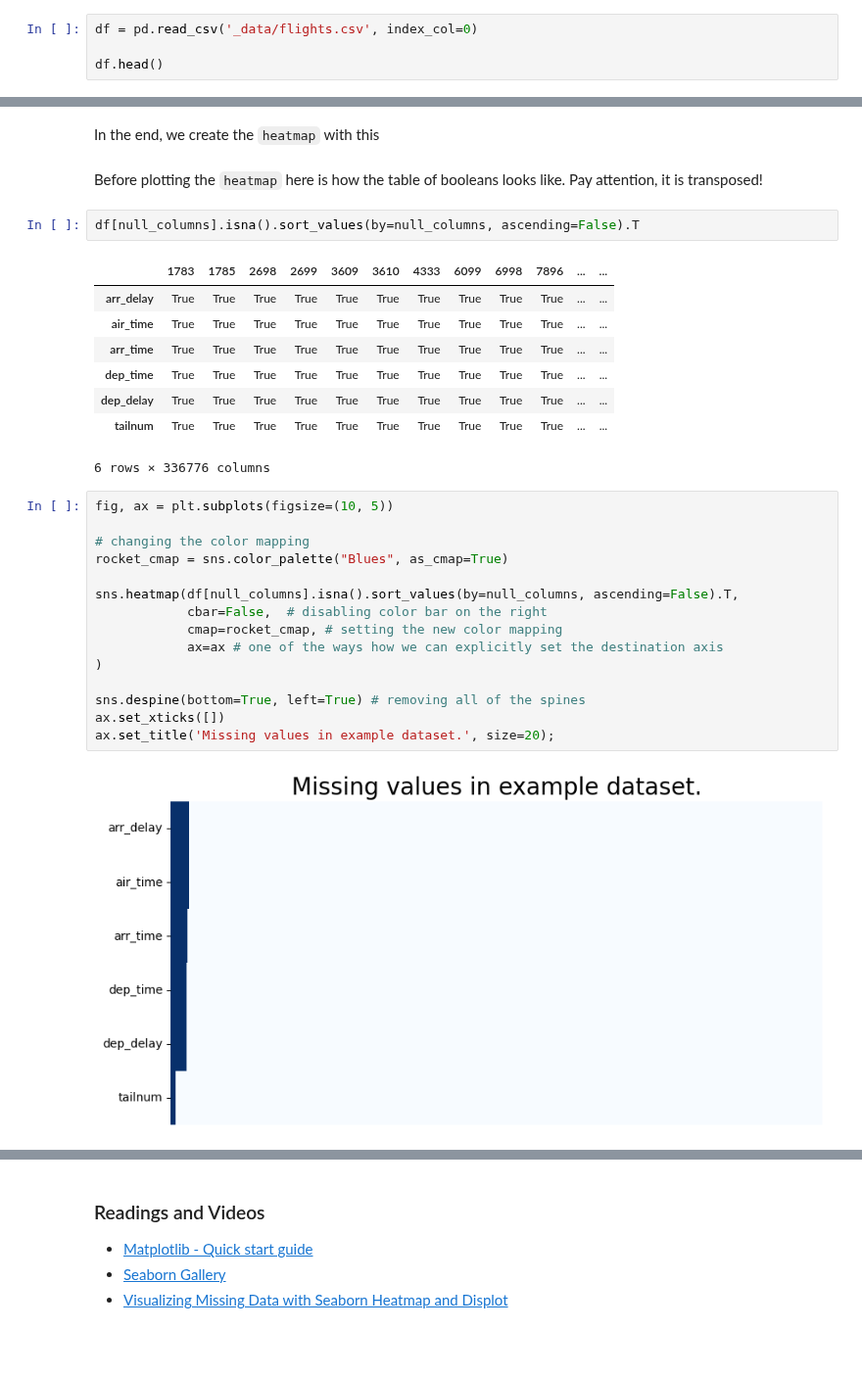
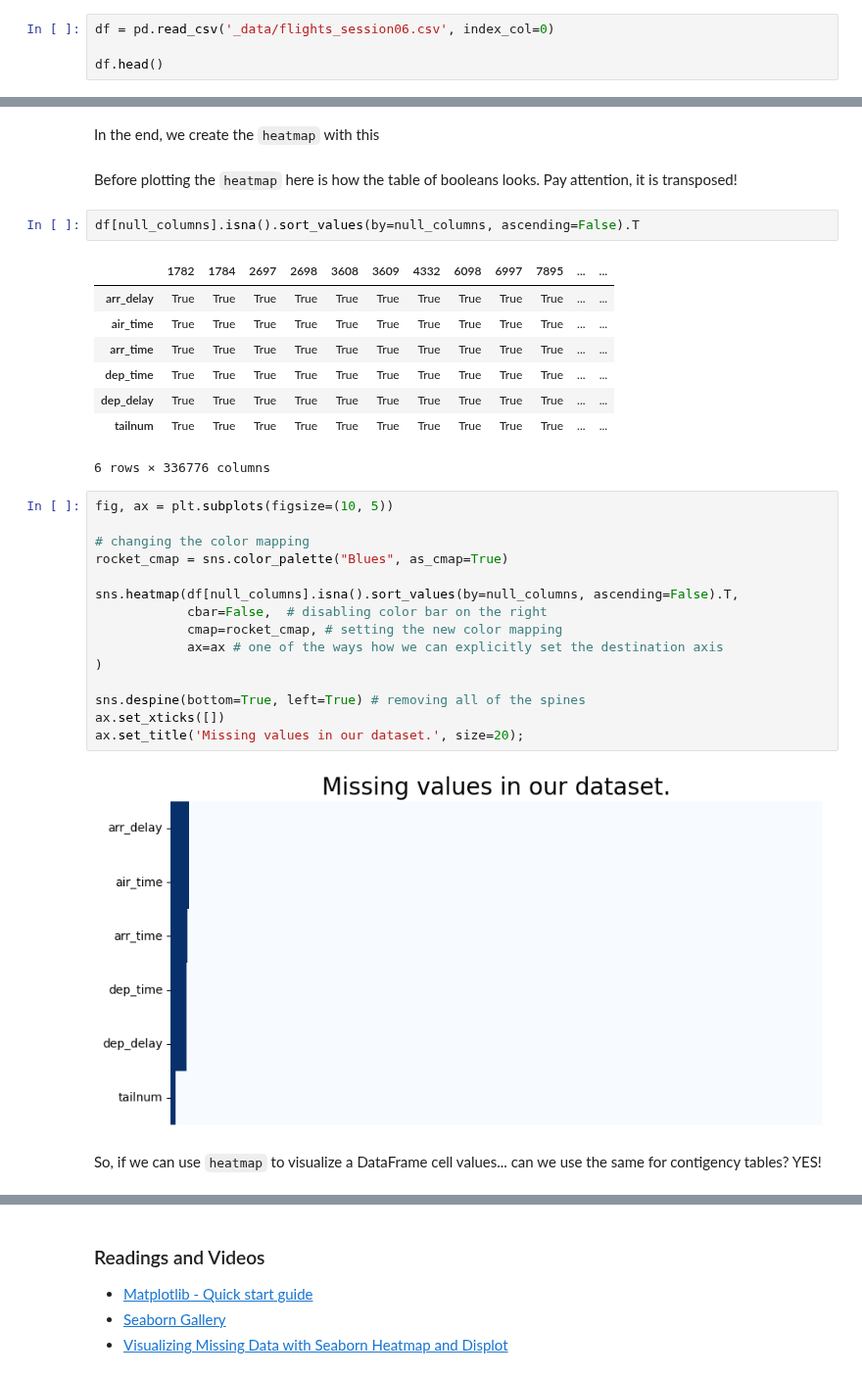
Before and after one commit to datakolektiv/dss03python2023, a Jupyter notebook: session06/dss03_py_session06.ipynb, the cells around one changed output, grey strips where cells are left out. Shown at 98% size. Drawn from its saved outputs; the diff is of its cells as text; blank space fills up the shorter version.

```diff
--- a/session06/dss03_py_session06.ipynb
+++ b/session06/dss03_py_session06.ipynb
@@ -1202,5 +1781,5 @@ We will load the data once again, because we need the original one that had miss
 # %%
-df = pd.read_csv('_data/flights.csv', index_col=0)
+df = pd.read_csv('_data/flights_session06.csv', index_col=0)
 
 df.head()
 # %% [output]
@@ -1265,11 +1844,11 @@ null_columns =  (df.isna()
 # %% [markdown]
 In the end, we create the `heatmap` with this
 # %% [markdown]
-Before plotting the `heatmap` here is how the table of booleans looks like. Pay attention, it is transposed!
+Before plotting the `heatmap` here is how the table of booleans looks. Pay attention, it is transposed!
 # %%
 df[null_columns].isna().sort_values(by=null_columns, ascending=False).T
 # %% [output]
-|  | 1783 | 1785 | 2698 | 2699 | 3609 | 3610 | 4333 | 6099 | 6998 | 7896 | ... | ... |
+|  | 1782 | 1784 | 2697 | 2698 | 3608 | 3609 | 4332 | 6098 | 6997 | 7895 | ... | ... |
 | arr_delay | True | True | True | True | True | True | True | True | True | True | ... | ... |
 | air_time | True | True | True | True | True | True | True | True | True | True | ... | ... |
 | arr_time | True | True | True | True | True | True | True | True | True | True | ... | ... |
@@ -1280,17 +1859,19 @@ df[null_columns].isna().sort_values(by=null_columns, ascending=False).T
 # %%
 fig, ax = plt.subplots(figsize=(10, 5))
 
 # changing the color mapping
 rocket_cmap = sns.color_palette("Blues", as_cmap=True)
 
 sns.heatmap(df[null_columns].isna().sort_values(by=null_columns, ascending=False).T,
             cbar=False,  # disabling color bar on the right
             cmap=rocket_cmap, # setting the new color mapping
             ax=ax # one of the ways how we can explicitly set the destination axis
 )
 
 sns.despine(bottom=True, left=True) # removing all of the spines
 ax.set_xticks([])
-ax.set_title('Missing values in example dataset.', size=20);
+ax.set_title('Missing values in our dataset.', size=20);
 # %% [output]
-[figure, old version]
+[figure, new version]
+# %% [markdown]
+So, if we can use `heatmap` to visualize a DataFrame cell values... can we use the same for contigency tables? YES!
```
Also changed, not shown: parts of 144 cells of this notebook, 1 other file.
